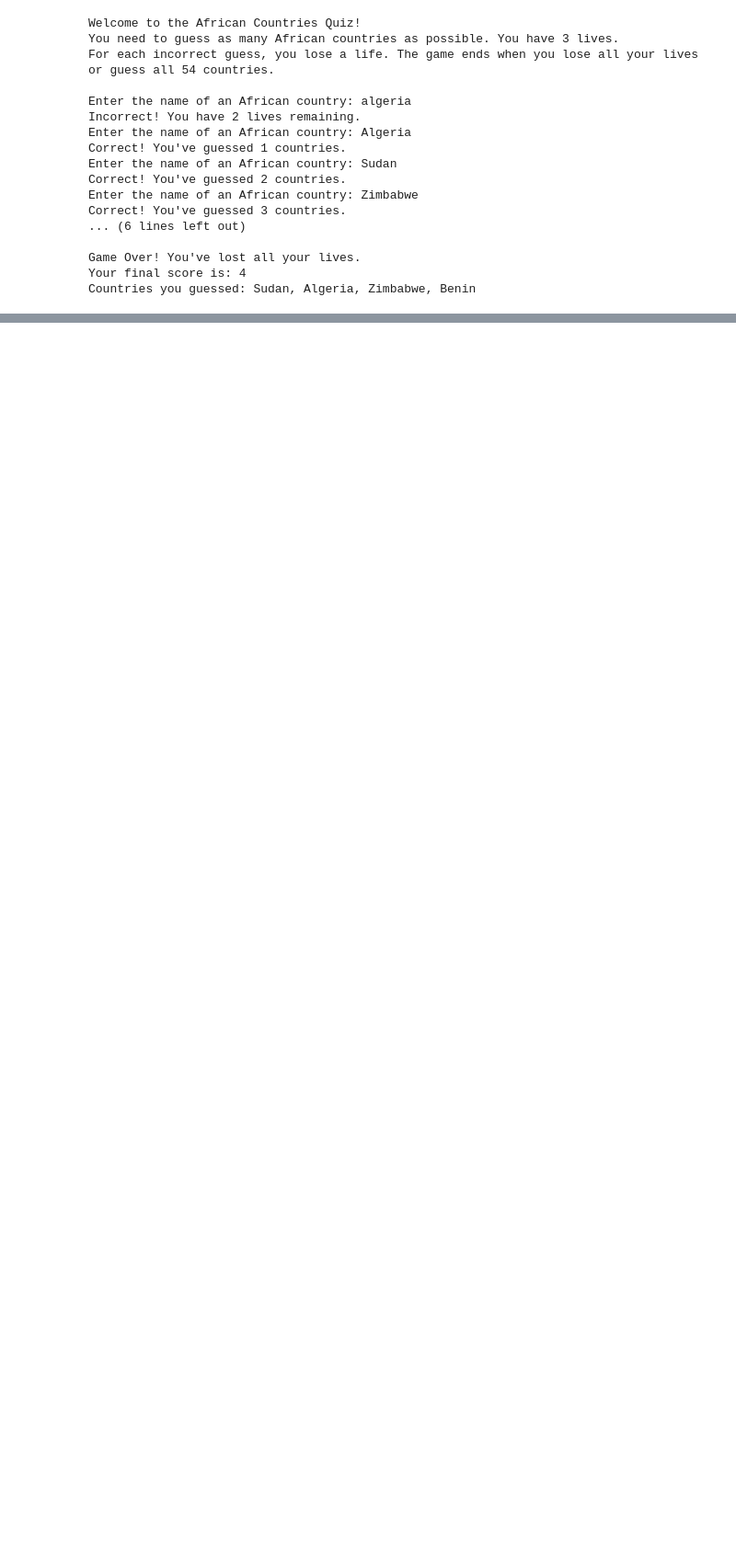
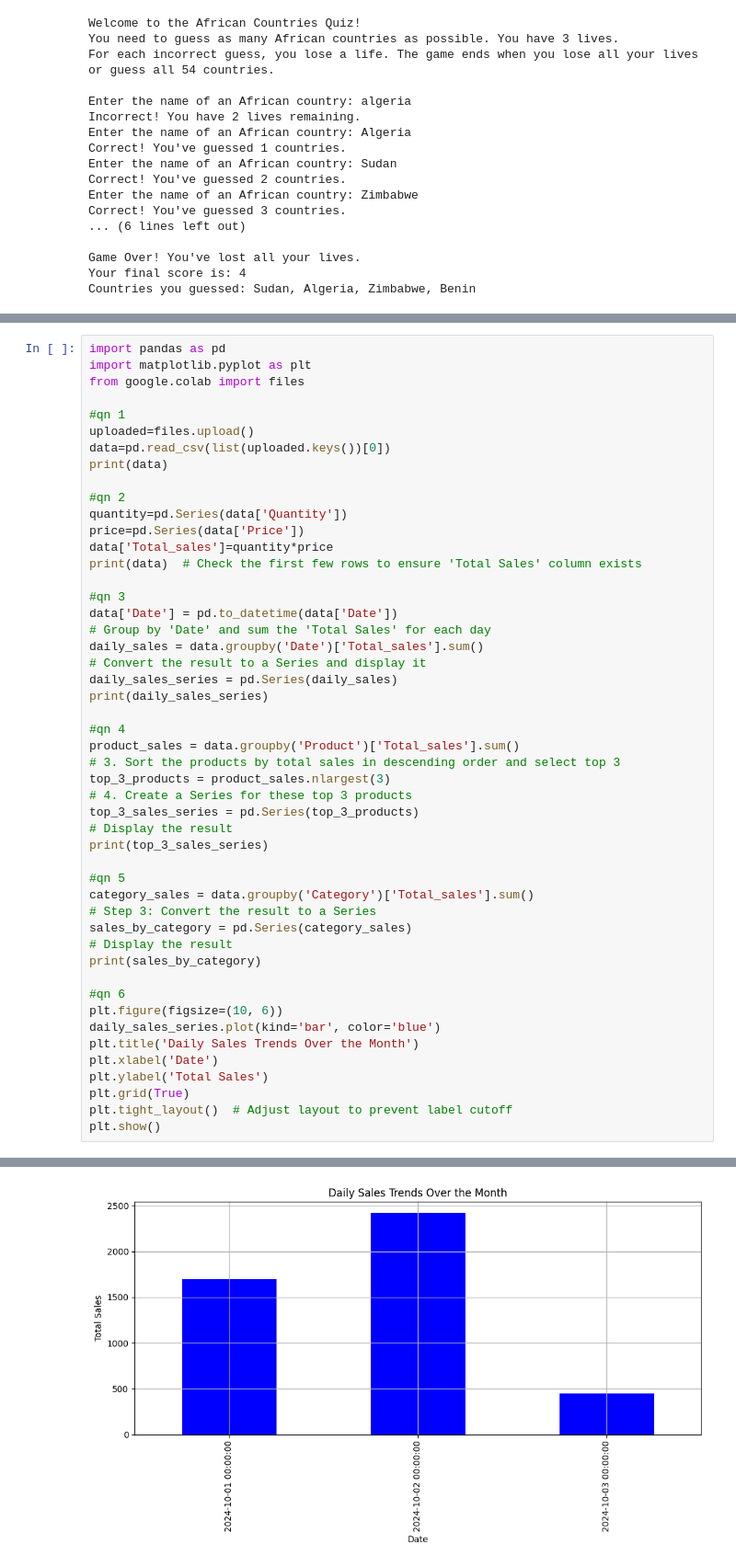
Before and after one commit to NeerajaJayanthy/python-programming, a Jupyter notebook: python_problems.ipynb, the cells around one changed output, grey strips where cells are left out. Shown at 92% size. Saved outputs shown, nothing was run; the diff lists cells and outputs as text; blank space fills up the shorter version.

```diff
--- a/python_problems.ipynb
+++ b/python_problems.ipynb
@@ -329,0 +344,50 @@ simulate_dice_rolls(num_rolls)
+# %%
+import pandas as pd
+import matplotlib.pyplot as plt
+from google.colab import files
+
+#qn 1
+uploaded=files.upload()
+data=pd.read_csv(list(uploaded.keys())[0])
+print(data)
+
+#qn 2
+quantity=pd.Series(data['Quantity'])
+price=pd.Series(data['Price'])
+data['Total_sales']=quantity*price
+print(data)  # Check the first few rows to ensure 'Total Sales' column exists
+
+#qn 3
+data['Date'] = pd.to_datetime(data['Date'])
+# Group by 'Date' and sum the 'Total Sales' for each day
+daily_sales = data.groupby('Date')['Total_sales'].sum()
+# Convert the result to a Series and display it
+daily_sales_series = pd.Series(daily_sales)
+print(daily_sales_series)
+
+#qn 4
+product_sales = data.groupby('Product')['Total_sales'].sum()
+# 3. Sort the products by total sales in descending order and select top 3
+top_3_products = product_sales.nlargest(3)
+# 4. Create a Series for these top 3 products
+top_3_sales_series = pd.Series(top_3_products)
+# Display the result
+print(top_3_sales_series)
+
+#qn 5
+category_sales = data.groupby('Category')['Total_sales'].sum()
+# Step 3: Convert the result to a Series
+sales_by_category = pd.Series(category_sales)
+# Display the result
+print(sales_by_category)
+
+#qn 6
+plt.figure(figsize=(10, 6))
+daily_sales_series.plot(kind='bar', color='blue')
+plt.title('Daily Sales Trends Over the Month')
+plt.xlabel('Date')
+plt.ylabel('Total Sales')
+plt.grid(True)
+plt.tight_layout()  # Adjust layout to prevent label cutoff
+plt.show()
+# %% [output]
@@ -329,0 +412 @@ simulate_dice_rolls(num_rolls)
+[figure, added]
```
Also changed, not shown: parts of 11 cells of this notebook.
